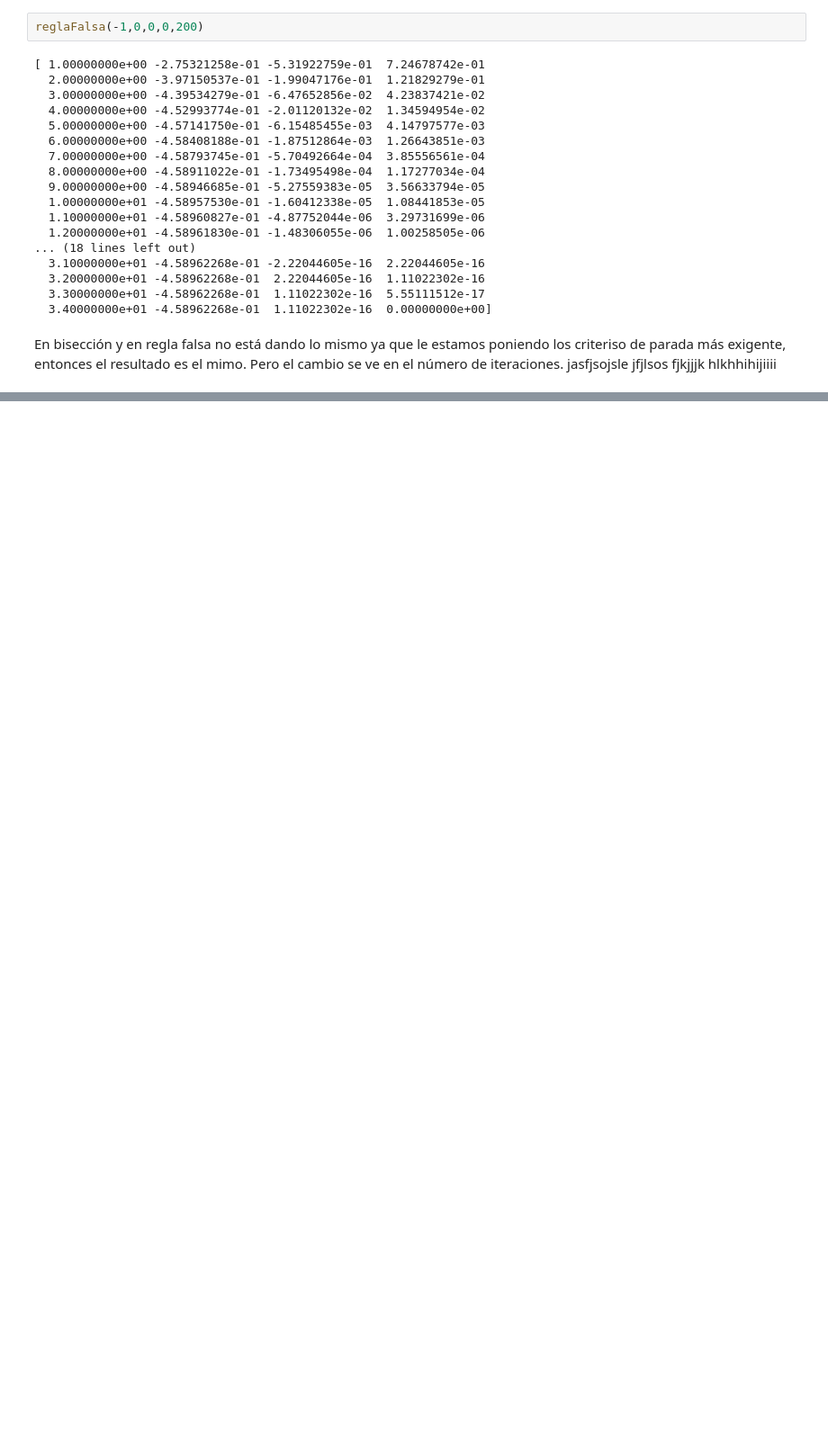
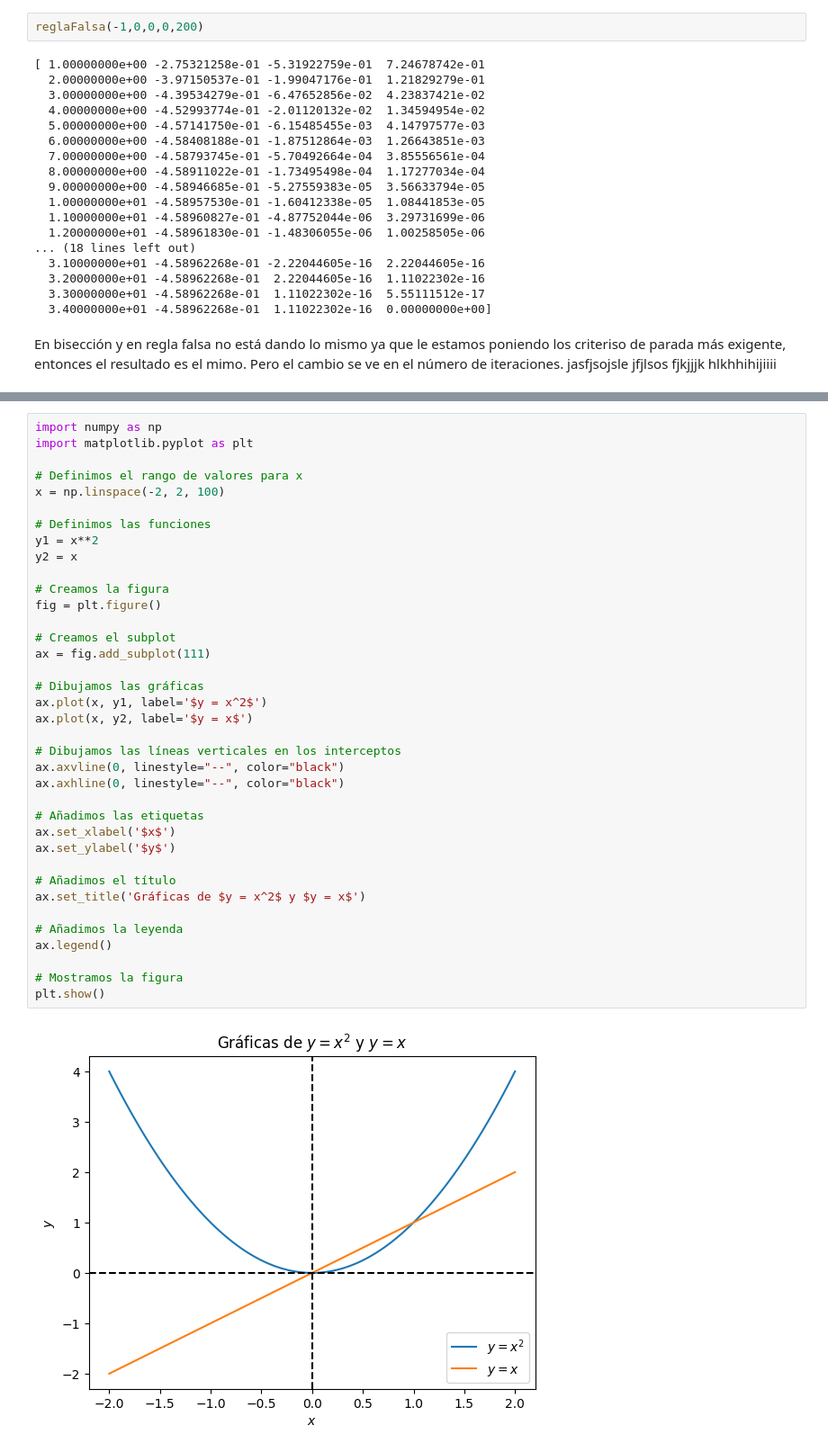
Before and after one commit to josedjaykv/Analisis, a Jupyter notebook: Metodos_para_hallar_raices.ipynb, the cells around one changed output, grey strips where cells are left out. Shown at 90% size. Drawn from its saved outputs; the diff is of its cells as text; blank space fills up the shorter version.

```diff
--- a/Metodos_para_hallar_raices.ipynb
+++ b/Metodos_para_hallar_raices.ipynb
@@ -160,0 +262,39 @@ En bisección y en regla falsa no está dando lo mismo ya que le estamos poniend
+# %%
+import numpy as np
+import matplotlib.pyplot as plt
+
+# Definimos el rango de valores para x
+x = np.linspace(-2, 2, 100)
+
+# Definimos las funciones
+y1 = x**2
+y2 = x
+
+# Creamos la figura
+fig = plt.figure()
+
+# Creamos el subplot
+ax = fig.add_subplot(111)
+
+# Dibujamos las gráficas
+ax.plot(x, y1, label='$y = x^2$')
+ax.plot(x, y2, label='$y = x$')
+
+# Dibujamos las líneas verticales en los interceptos
+ax.axvline(0, linestyle="--", color="black")
+ax.axhline(0, linestyle="--", color="black")
+
+# Añadimos las etiquetas
+ax.set_xlabel('$x$')
+ax.set_ylabel('$y$')
+
+# Añadimos el título
+ax.set_title('Gráficas de $y = x^2$ y $y = x$')
+
+# Añadimos la leyenda
+ax.legend()
+
+# Mostramos la figura
+plt.show()
+# %% [output]
+[figure, added]
```
Also changed, not shown: parts of 26 cells of this notebook.
